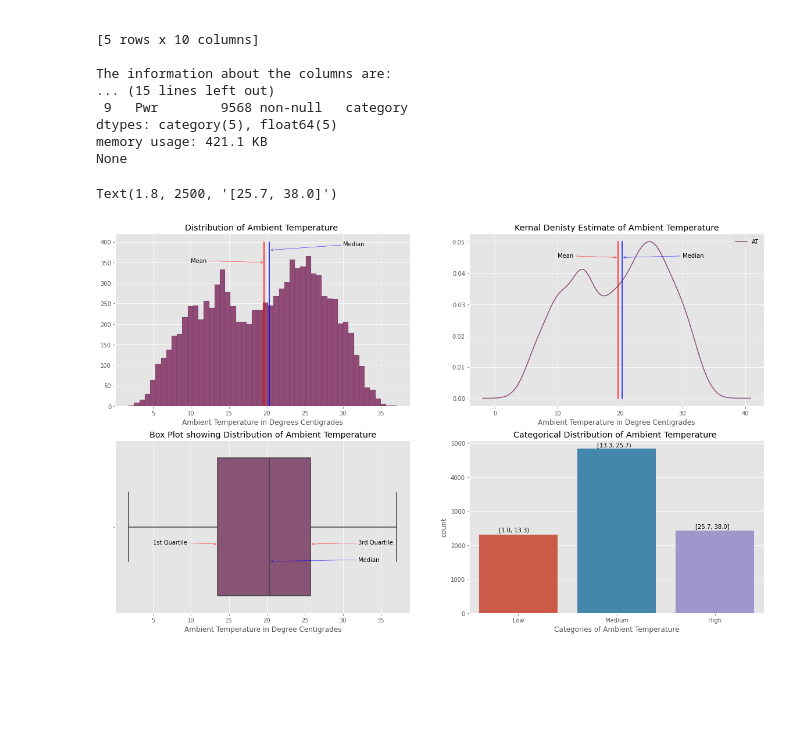
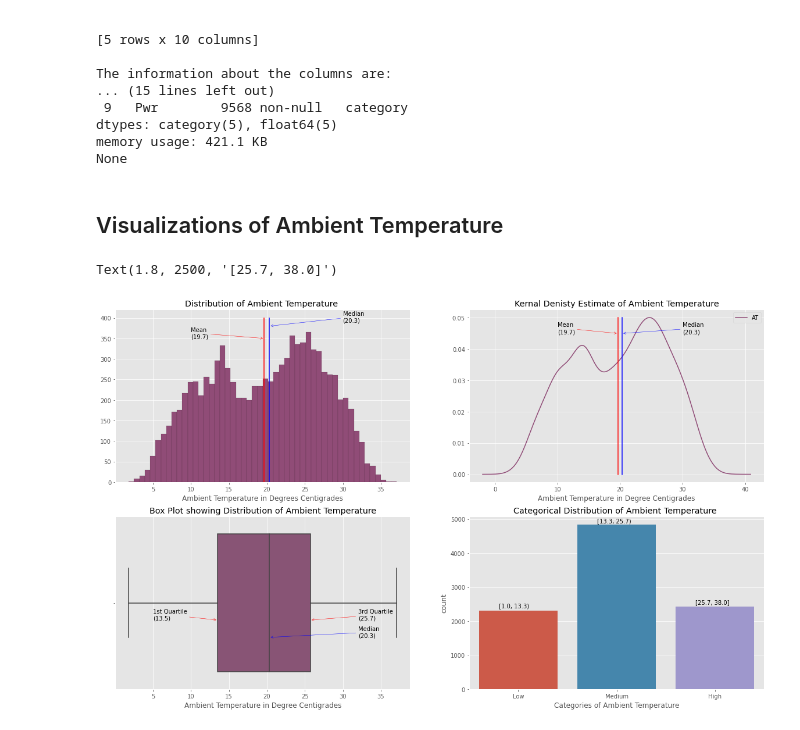
Before and after one commit to arpitmalhotra009/DaysOfDataVisualization, a Jupyter notebook: Power_Prediction.ipynb, the cells around one changed output. Cells and saved outputs as stored; diff of their text form; code cells hidden in the pictures; blank space fills up the shorter version.

```diff
--- a/Power_Prediction.ipynb
+++ b/Power_Prediction.ipynb
@@ -104,6 +113,8 @@ None
 # %%
 #Colors to use
 c=['#904C77','#E49AB0','#ECB8A5','#ECCFC3','#78A1BB']
+# %% [markdown]
+## Visualizations of Ambient Temperature
 # %%
 mean_AT = df['AT'].mean()
 median_AT = df['AT'].median()
@@ -117,38 +128,38 @@ ax[0,0].hist(df['AT'], bins = 50, color = c[0], linewidth = 0.1, edgecolor = 'bl
 
 
 
 
 ax[0,0].plot([mean_AT, mean_AT, mean_AT], [0, 200, 400], color = 'red' )
 ax[0,0].plot([median_AT, median_AT], [0, 400] , color = 'blue')
-ax[0,0].annotate("Mean",xy=(mean_AT, 350), xytext=(10,350), arrowprops={"arrowstyle":"->", "color":"red"})
-ax[0,0].annotate("Median",xy=(median_AT, 380), xytext=(30,390), arrowprops={"arrowstyle":"->", "color":"blue"})
+ax[0,0].annotate(f"Mean\n({round(mean_AT,1)})",xy=(mean_AT, 350), xytext=(10,350), arrowprops={"arrowstyle":"->", "color":"red"})
+ax[0,0].annotate(f"Median\n({round(median_AT,1)})",xy=(median_AT, 380), xytext=(30,390), arrowprops={"arrowstyle":"->", "color":"blue"})
 ax[0,0].set_title("Distribution of Ambient Temperature ")
 ax[0,0].set_xlabel("Ambient Temperature in Degrees Centigrades")
 
 
 sns.kdeplot(df['AT'],ax= ax[0,1], color  = c[0] )
 ax[0,1].plot([mean_AT, mean_AT], [0, 0.05], color = 'red' )
 ax[0,1].plot([median_AT, median_AT], [0, 0.05] , color = 'blue')
-ax[0,1].annotate("Mean",xy=(mean_AT, 0.045), xytext=(10,0.045), arrowprops={"arrowstyle":"->", "color":"red"})
-ax[0,1].annotate("Median",xy=(median_AT, 0.045), xytext=(30,0.045), arrowprops={"arrowstyle":"->", "color":"blue"})
+ax[0,1].annotate(f"Mean\n({round(mean_AT,1)})",xy=(mean_AT, 0.045), xytext=(10,0.045), arrowprops={"arrowstyle":"->", "color":"red"})
+ax[0,1].annotate(f"Median\n({round(median_AT,1)})",xy=(median_AT, 0.045), xytext=(30,0.045), arrowprops={"arrowstyle":"->", "color":"blue"})
 ax[0,1].set_title("Kernal Denisty Estimate of Ambient Temperature")
 ax[0,1].set_xlabel("Ambient Temperature in Degree Centigrades")
 
 
 sns.boxplot(df['AT'],ax= ax[1,0], color = c[0] )
-ax[1,0].annotate("1st Quartile ",xy=(qnt_1_AT, 0.1), xytext=(5,0.1), arrowprops={"arrowstyle":"->", "color":"red"})
-ax[1,0].annotate("3rd Quartile ",xy=(qnt_3_AT, 0.1), xytext=(32,0.1), arrowprops={"arrowstyle":"->", "color":"red"})
-ax[1,0].annotate("Median",xy=(median_AT, 0.2), xytext=(32,0.2), arrowprops={"arrowstyle":"->", "color":"blue"})
+ax[1,0].annotate(f"1st Quartile\n({round(qnt_1_AT,1)})",xy=(qnt_1_AT, 0.1), xytext=(5,0.1), arrowprops={"arrowstyle":"->", "color":"red"})
+ax[1,0].annotate(f"3rd Quartile\n({round(qnt_3_AT,1)})",xy=(qnt_3_AT, 0.1), xytext=(32,0.1), arrowprops={"arrowstyle":"->", "color":"red"})
+ax[1,0].annotate(f"Median\n({round(median_AT,1)})",xy=(median_AT, 0.2), xytext=(32,0.2), arrowprops={"arrowstyle":"->", "color":"blue"})
 ax[1,0].set_title("Box Plot showing Distribution of Ambient Temperature")
 ax[1,0].set_xlabel("Ambient Temperature in Degree Centigrades")
 
 
 sns.countplot(df['Amb_Temp'], ax = ax[1,1])
 ax[1,1].set_title("Categorical Distribution of Ambient Temperature ")
 ax[1,1].set_xlabel("Categories of Ambient Temperature")
 ax[1,1].annotate(f"[{round(amb_Temp_bins[0],1)}, {round(amb_Temp_bins[1],1)})", xy=(-0.2,2400))
 ax[1,1].annotate(f"[{round(amb_Temp_bins[1],1)}, {round(amb_Temp_bins[2],1)})", xy=(0.8,4900))
 ax[1,1].annotate(f"[{round(amb_Temp_bins[2],1)}, {round(amb_Temp_bins[3],1)}]", xy=(1.8,2500))
 # %% [output]
 Text(1.8, 2500, '[25.7, 38.0]')
-[figure, old version]
+[figure, new version]
```
Also changed, not shown: parts of 19 cells of this notebook.
